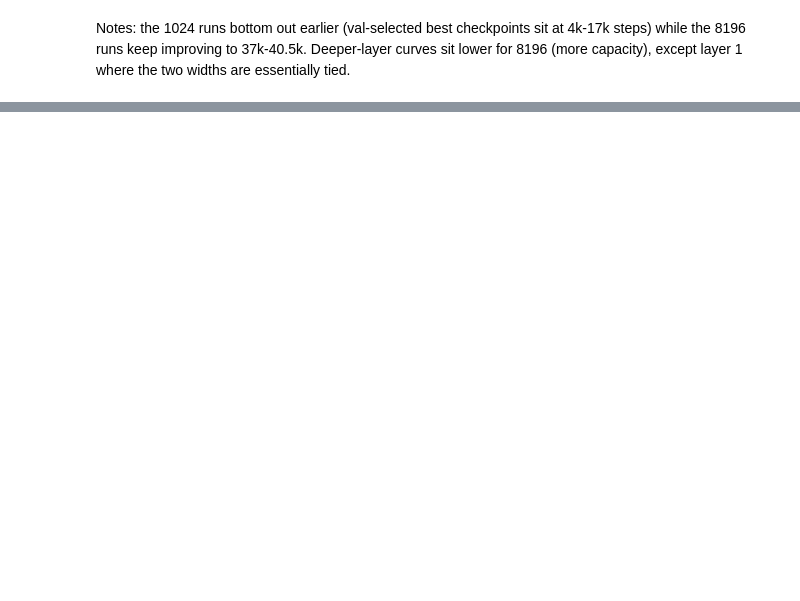
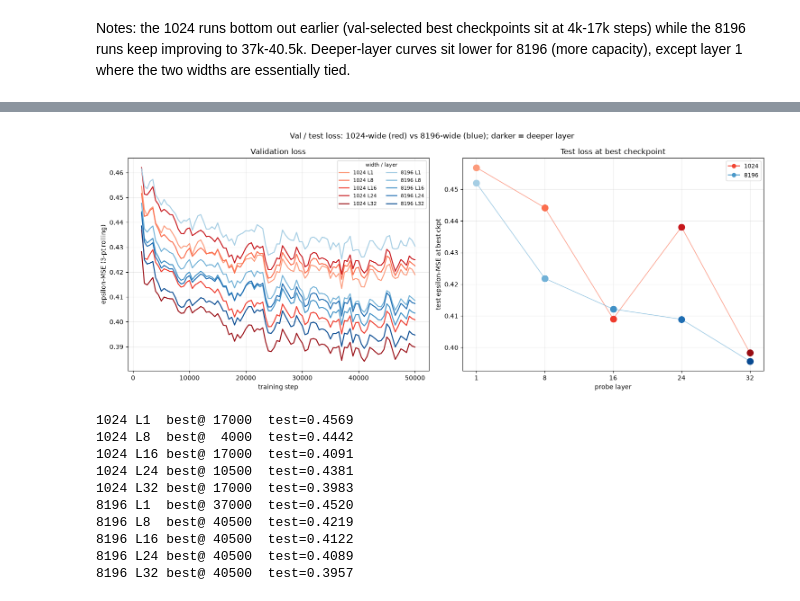
Before and after one commit to xzAscC/RepDist, a Jupyter notebook: notebooks/training_loss.ipynb, the cells around one changed output, grey strips where cells are left out. Drawn from its saved outputs; the diff is of its cells as text; code cells hidden in the pictures; blank space fills up the shorter version.

```diff
--- a/notebooks/training_loss.ipynb
+++ b/notebooks/training_loss.ipynb
@@ -73,0 +96,67 @@ while the 8196 runs keep improving to 37k-40.5k. Deeper-layer curves sit lower f
+# %%
+fig, (ax_v, ax_t) = plt.subplots(1, 2, figsize=(15, 6))
+shades = np.linspace(0.35, 0.9, len(LAYERS))
+
+def load_val_loss(log_dir, layer):
+    recs = [json.loads(x) for x in (log_dir / f"layer_{layer:02d}" / "train.jsonl").read_text().splitlines()]
+    last_retry = max((i for i, r in enumerate(recs) if r.get("event") == "lr_retry"), default=-1)
+    va = [r for r in recs[last_retry + 1:] if r.get("split") == "val"]
+    steps = np.array([r["step"] for r in va])
+    loss = np.array([r["loss"] for r in va])
+    order = np.argsort(steps)
+    return steps[order], loss[order]
+
+for width in ("1024", "8196"):
+    for shade, layer in zip(shades, LAYERS):
+        s, y = load_val_loss(RUNS[width], layer)
+        sm = np.convolve(y, np.ones(3) / 3, mode="valid")
+        ax_v.plot(s[2:], sm, color=cmap[width](shade), lw=1.6, label=f"{width} L{layer}")
+ax_v.set_xlabel("training step")
+ax_v.set_ylabel("epsilon-MSE (3-pt rolling)")
+ax_v.set_title("Validation loss")
+ax_v.legend(ncol=2, fontsize=8, title="width / layer", title_fontsize=8)
+ax_v.grid(alpha=0.25)
+
+summary = {}
+for tag, width in (("mlp1024", "1024"), ("mlp8196", "8196")):
+    d = json.loads((ROOT / "runs" / tag / "loss_summary.json").read_text())
+    summary[width] = {int(k): v for k, v in d["layers"].items()}
+x = np.arange(len(LAYERS))
+for width in ("1024", "8196"):
+    ys = [summary[width][l]["test_loss"] for l in LAYERS]
+    ax_t.plot(x, ys, "-", color=cmap[width](0.5), lw=1.2, alpha=0.6, zorder=1)
+for i, (shade, layer) in enumerate(zip(shades, LAYERS)):
+    for width in ("1024", "8196"):
+        y = summary[width][layer]["test_loss"]
+        ax_t.plot(x[i], y, "o", color=cmap[width](shade), ms=10, zorder=2)
+ax_t.set_xticks(x, [str(l) for l in LAYERS])
+ax_t.set_xlabel("probe layer")
+ax_t.set_ylabel("test epsilon-MSE at best ckpt")
+ax_t.set_title("Test loss at best checkpoint")
+ax_t.grid(alpha=0.25)
+ax_t.legend(handles=[
+    plt.Line2D([], [], color=cmap["1024"](0.6), marker="o", ls="-", label="1024"),
+    plt.Line2D([], [], color=cmap["8196"](0.6), marker="o", ls="-", label="8196"),
+], fontsize=9)
+
+fig.suptitle("Val / test loss: 1024-wide (red) vs 8196-wide (blue); darker = deeper layer")
+fig.tight_layout()
+fig.savefig(ROOT / "notebooks" / "val_test_loss.png", dpi=160)
+plt.show()
+
+for width in ("1024", "8196"):
+    for layer in LAYERS:
+        r = summary[width][layer]
+        print(f'{width} L{layer:<2} best@{r["best_step"]:>6}  test={r["test_loss"]:.4f}')
+# %% [output]
+[figure, added]
+1024 L1  best@ 17000  test=0.4569
+1024 L8  best@  4000  test=0.4442
+1024 L16 best@ 17000  test=0.4091
+1024 L24 best@ 10500  test=0.4381
+1024 L32 best@ 17000  test=0.3983
+8196 L1  best@ 37000  test=0.4520
+8196 L8  best@ 40500  test=0.4219
+8196 L16 best@ 40500  test=0.4122
+8196 L24 best@ 40500  test=0.4089
+8196 L32 best@ 40500  test=0.3957
```
Also changed, not shown: parts of 2 cells of this notebook, 1 other file.
